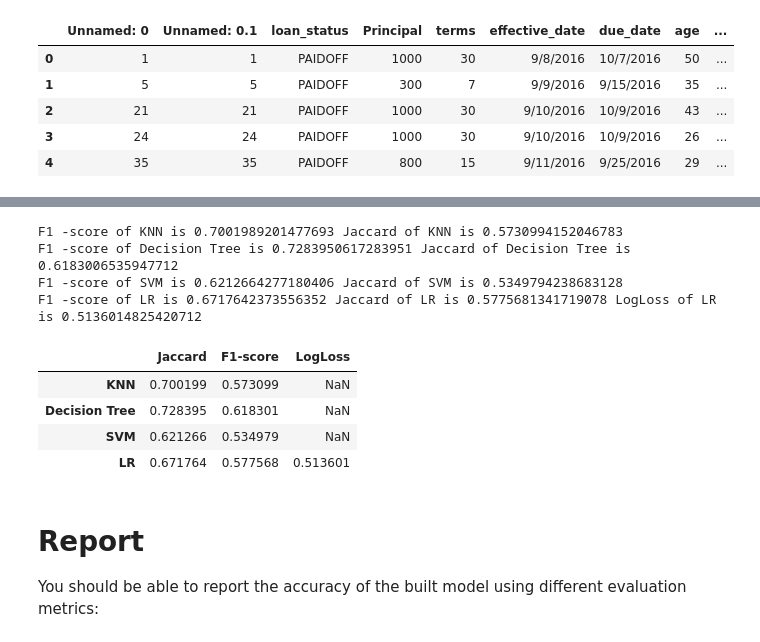
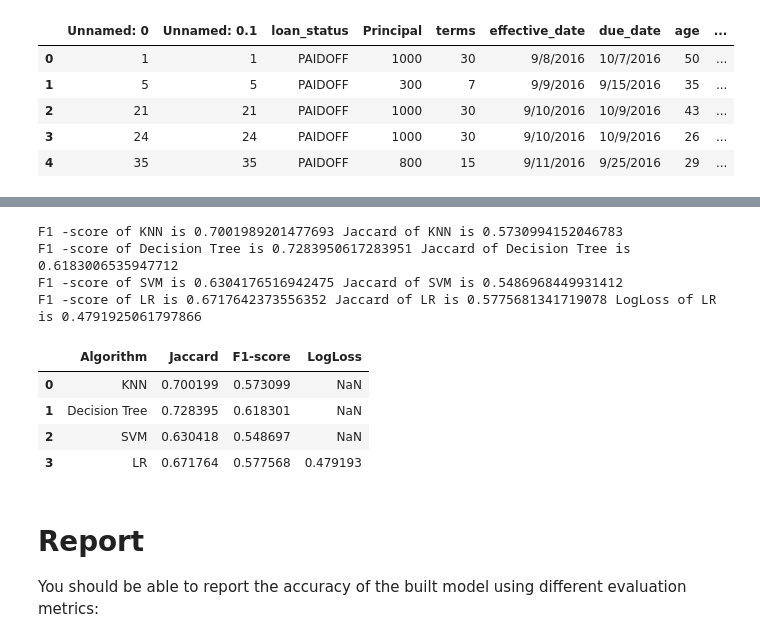
Before and after one commit to Yuegu1994/Coursera-IBM-Data-Science-Project, a Jupyter notebook: Machine Learning with Python Projects.ipynb, the cells around one changed output, grey strips where cells are left out. Saved outputs shown, nothing was run; the diff lists cells and outputs as text; code cells hidden in the pictures.

```diff
--- a/Machine Learning with Python Projects.ipynb
+++ b/Machine Learning with Python Projects.ipynb
@@ -345,4 +349,4 @@ DecisionTreeClassifier(criterion='entropy', max_depth=4)
 # %%
 from sklearn import svm
 # %%
-svm_model = svm.SVC(kernel='rbf')
+svm_model = svm.SVC(C= 0.01,kernel='rbf')
@@ -404,7 +410,7 @@ test_df['Gender'].replace(to_replace = ['male','female'],value =[0,1],inplace=Tr
 test_df['effective_date']= pd.to_datetime(test_df['effective_date'])
 # the day of the week with Monday=0, Sunday=6.
 test_df['dayofweek'] = test_df['effective_date'].dt.dayofweek
-test_df['weekend'] = test_df['dayofweek'].apply(lambda x: 1 if (x>4) else 0)
+test_df['weekend'] = test_df['dayofweek'].apply(lambda x: 1 if (x>3) else 0)
 
 # one hot encoding: covert education category into a list of education level dummies# one hot encoding: covert education category into a list of education level dummies
 # then merge with other explanatory variables
@@ -418,3 +424,5 @@ test_X = test_Feature
 test_X = preprocessing.StandardScaler().fit(test_X).transform(test_X)
 
 test_y = test_df['loan_status'].values
+
+test_X[0:5]
@@ -439,20 +458,22 @@ print('F1 -score of LR is', f1_score(test_y, yhat4, average='weighted'),'Jaccard
 # %% [output]
 F1 -score of KNN is 0.7001989201477693 Jaccard of KNN is 0.5730994152046783
 F1 -score of Decision Tree is 0.7283950617283951 Jaccard of Decision Tree is 0.6183006535947712
-F1 -score of SVM is 0.6212664277180406 Jaccard of SVM is 0.5349794238683128
-F1 -score of LR is 0.6717642373556352 Jaccard of LR is 0.5775681341719078 LogLoss of LR is 0.5136014825420712
+F1 -score of SVM is 0.6304176516942475 Jaccard of SVM is 0.5486968449931412
+F1 -score of LR is 0.6717642373556352 Jaccard of LR is 0.5775681341719078 LogLoss of LR is 0.4791925061797866
 # %%
-score = {'KNN': [f1_score(test_y, yhat1, average='weighted'), jaccard_score(test_y, yhat1, average = 'weighted'), np.nan],
-         'Decision Tree': [f1_score(test_y, yhat2, average='weighted'), jaccard_score(test_y, yhat2, average = 'weighted') , np.nan],
-         'SVM' :[f1_score(test_y, yhat3, average='weighted'), jaccard_score(test_y, yhat3, average = 'weighted') , np.nan],
-         'LR': [f1_score(test_y, yhat4, average='weighted'), jaccard_score(test_y, yhat4, average = 'weighted'), log_loss(test_y, yhat_prob)]}
-pd.DataFrame.from_dict(score, orient='index', columns=['Jaccard','F1-score','LogLoss'])
+# evaluation metrics dataframe
+score = {
+         0: ['KNN', f1_score(test_y, yhat1, average='weighted'), jaccard_score(test_y, yhat1, average = 'weighted'), np.nan],
+         1: ['Decision Tree', f1_score(test_y, yhat2, average='weighted'), jaccard_score(test_y, yhat2, average = 'weighted') , np.nan],
+         2 :['SVM', f1_score(test_y, yhat3, average='weighted'), jaccard_score(test_y, yhat3, average = 'weighted') , np.nan],
+         3: ['LR', f1_score(test_y, yhat4, average='weighted'), jaccard_score(test_y, yhat4, average = 'weighted'), log_loss(test_y, yhat_prob)]}
+pd.DataFrame.from_dict(score, orient='index', columns=['Algorithm','Jaccard','F1-score','LogLoss'])
 # %% [output]
-|  | Jaccard | F1-score | LogLoss |
-| KNN | 0.700199 | 0.573099 | NaN |
-| Decision Tree | 0.728395 | 0.618301 | NaN |
-| SVM | 0.621266 | 0.534979 | NaN |
-| LR | 0.671764 | 0.577568 | 0.513601 |
+|  | Algorithm | Jaccard | F1-score | LogLoss |
+| 0 | KNN | 0.700199 | 0.573099 | NaN |
+| 1 | Decision Tree | 0.728395 | 0.618301 | NaN |
+| 2 | SVM | 0.630418 | 0.548697 | NaN |
+| 3 | LR | 0.671764 | 0.577568 | 0.479193 |
 # %% [markdown]
 # Report
 
```
Also changed, not shown: parts of 11 cells of this notebook.
